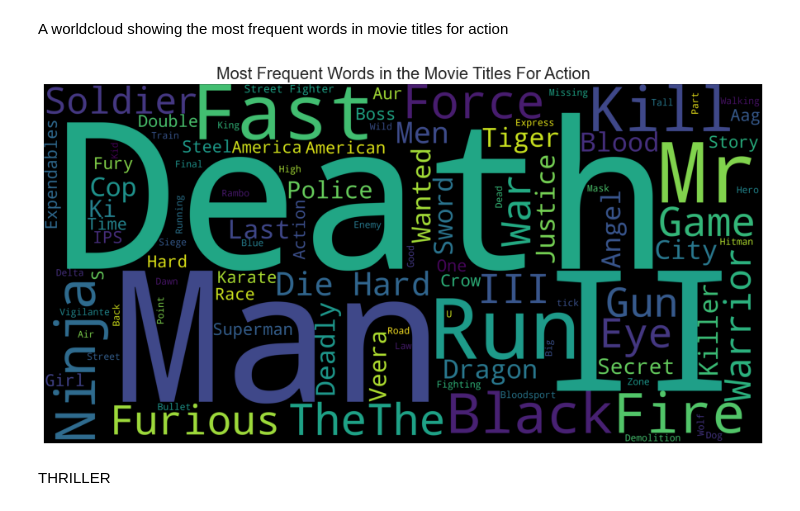
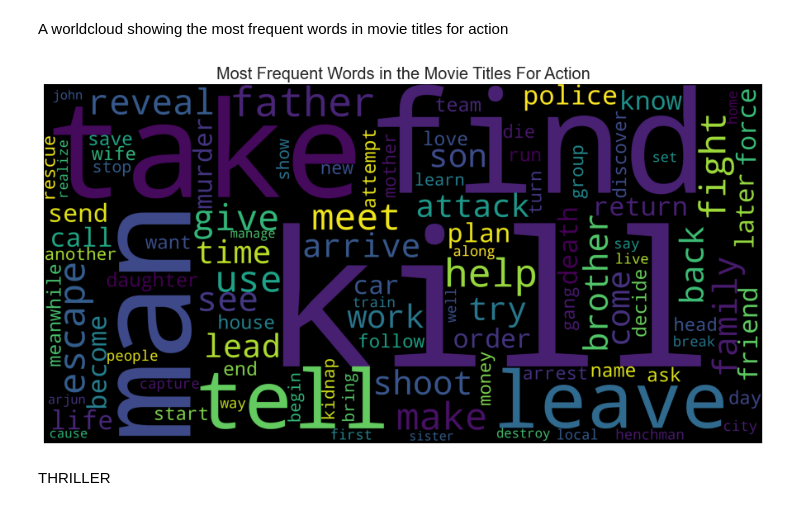
Before and after one commit to Wonuabimbola/movie-genre-prediction, a Jupyter notebook: predict_movie_genre_from_plot.ipynb, the cells around one changed output. Saved outputs shown, nothing was run; the diff lists cells and outputs as text; code cells hidden in the pictures.

```diff
--- a/predict_movie_genre_from_plot.ipynb
+++ b/predict_movie_genre_from_plot.ipynb
@@ -618,18 +616,18 @@ fig.savefig('./images/MoviePlotCloudAction.png');
 # %% [markdown]
 A worldcloud showing the most frequent words in movie titles for action
 # %%
-title_corpus = ' '.join(action_plot['Title'])
+title_corpus = ' '.join(action_plotlist)
 title_wordcloud = WordCloud(stopwords=STOPWORDS, background_color='black', height=2000, width=4000, random_state = 42, max_words = 100).generate(title_corpus)
 
 # Plot the wordcloud
 fig, ax = plt.subplots(figsize=(16,8))
 plt.imshow(title_wordcloud)
 plt.axis('off')
 plt.title('Most Frequent Words in the Movie Titles For Action', fontsize = 20)
 plt.show()
 fig.savefig('./images/MovieTitleCloudAction.png');
 # %% [output]
-[figure, old version]
+[figure, new version]
 # %% [markdown]
 THRILLER
 # %% [markdown]
```
Also changed, not shown: parts of 44 cells of this notebook, 13 other files.
